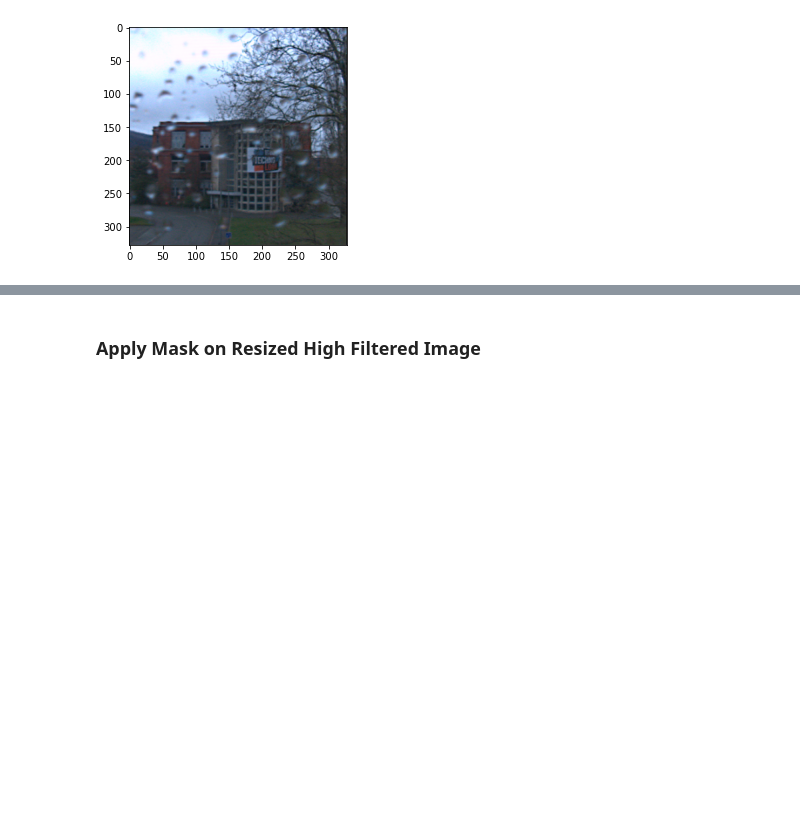
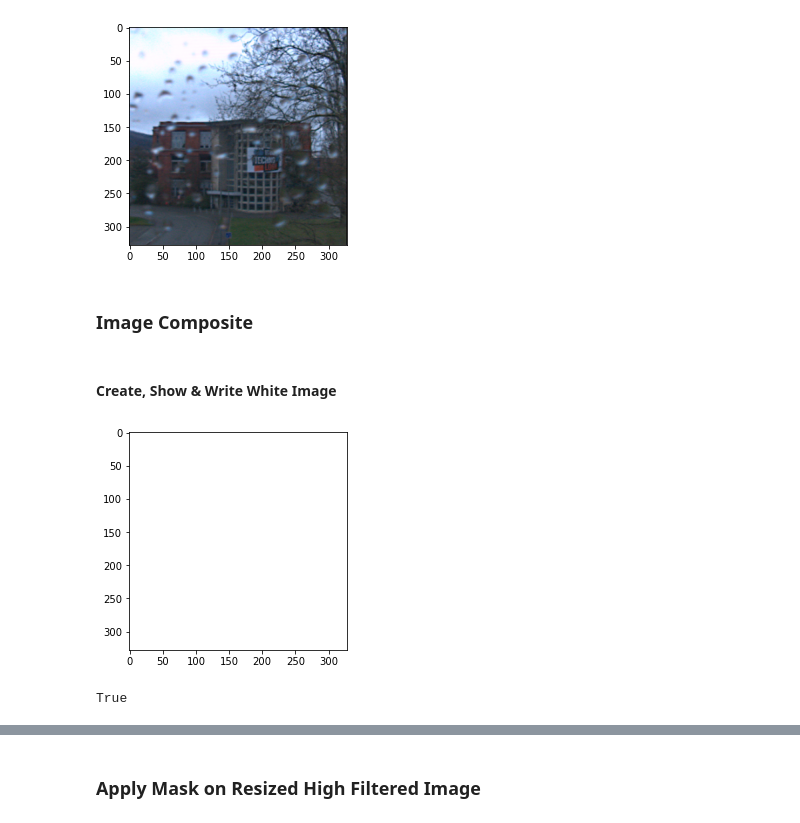
Before and after one commit to Baneeishaque/Raindrop-Removal-With-Light-Field-Image-Using-Image-Inpainting, a Jupyter notebook: main.ipynb, the cells around one changed output, grey strips where cells are left out. Drawn from its saved outputs; the diff is of its cells as text; code cells hidden in the pictures; blank space fills up the shorter version.

```diff
--- a/main.ipynb
+++ b/main.ipynb
@@ -205,3 +205,17 @@ plt.imshow(cv.cvtColor(resizedOriginalImage, cv.COLOR_BGR2RGB))
 plt.show()
 # %% [output]
 [figure]
+# %% [markdown]
+### Image Composite
+# %% [markdown]
+#### Create, Show & Write White Image
+# %%
+whiteImage = np.zeros([invertedBinaryDepthMapImageWithClosingOpeningAndErosionHeight,invertedBinaryDepthMapImageWithClosingOpeningAndErosionWidth,3],dtype=np.uint8)
+whiteImage.fill(255)
+plt.imshow(cv.cvtColor(whiteImage, cv.COLOR_BGR2RGB))
+plt.show()
+
+cv.imwrite('whiteImage.png',whiteImage)
+# %% [output]
+[figure, added]
+True
```
Also changed, not shown: parts of 14 cells of this notebook, 6 other files.
